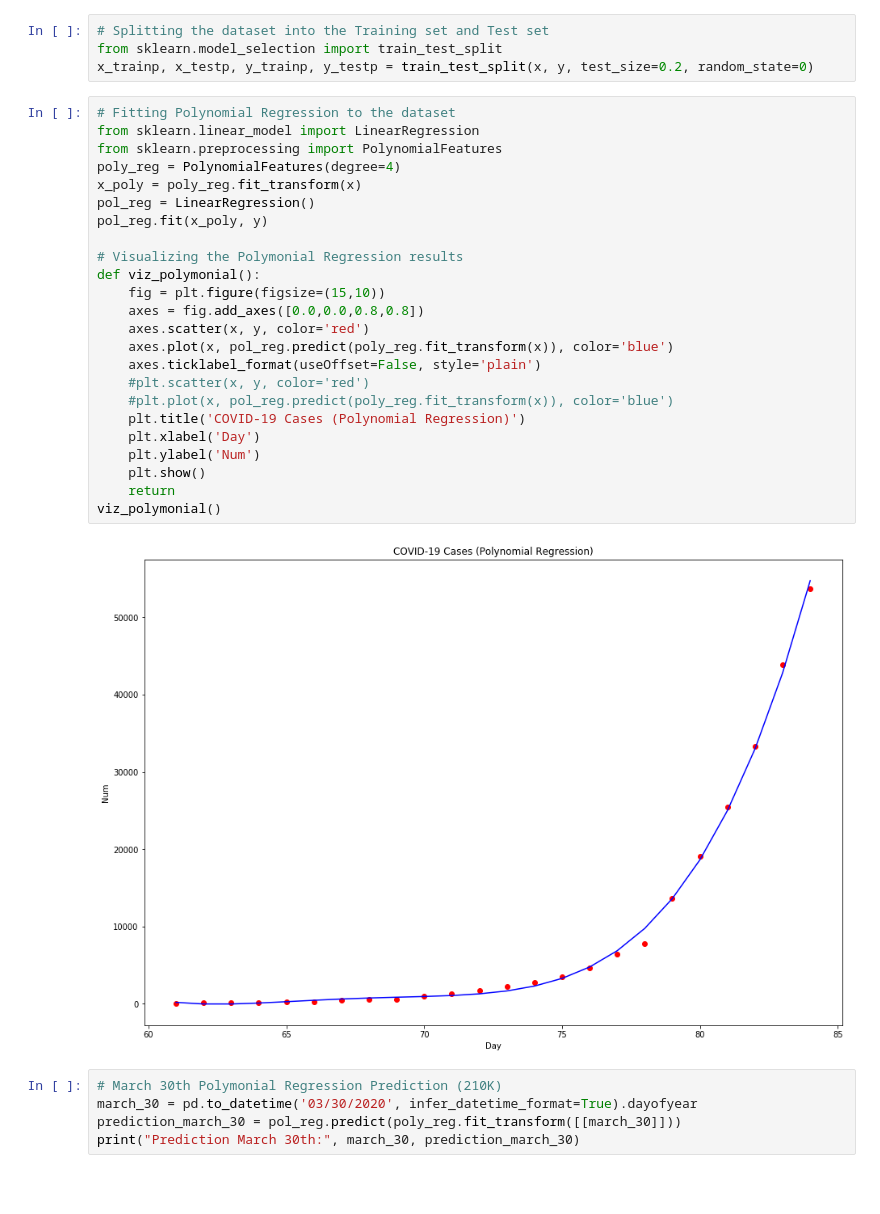
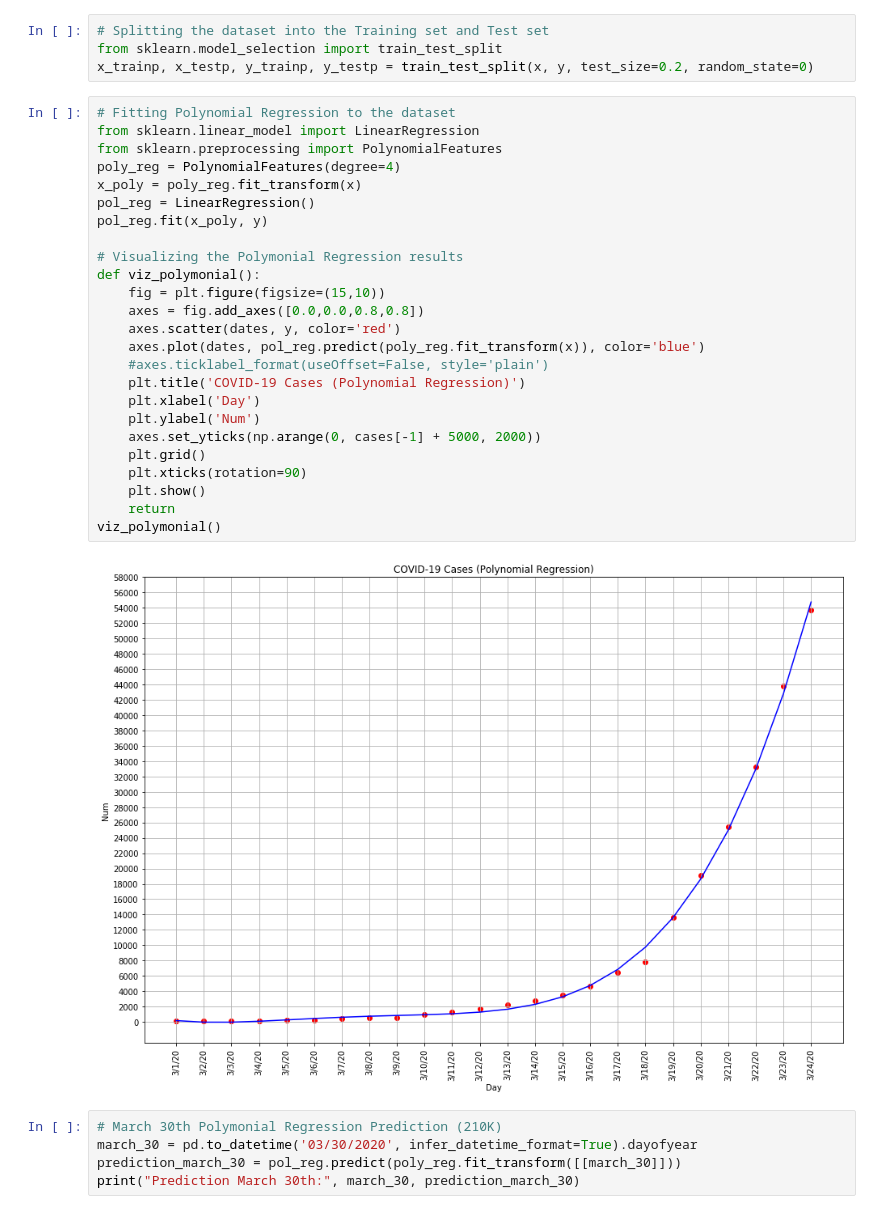
Before and after one commit to fuzzbient/jupyter, a Jupyter notebook: 20200323 COVID Regressions US.ipynb, the cells around one changed output. Drawn from its saved outputs; the diff is of its cells as text; blank space fills up the shorter version.

Commit message:
Better formatting on visualizations
Better formatting on visualizations - Grids, Dates, etc.

```diff
--- a/20200323 COVID Regressions US.ipynb
+++ b/20200323 COVID Regressions US.ipynb
@@ -132,29 +133,30 @@ x_trainp, x_testp, y_trainp, y_testp = train_test_split(x, y, test_size=0.2, ran
 # %%
 # Fitting Polynomial Regression to the dataset
 from sklearn.linear_model import LinearRegression
 from sklearn.preprocessing import PolynomialFeatures
 poly_reg = PolynomialFeatures(degree=4)
 x_poly = poly_reg.fit_transform(x)
 pol_reg = LinearRegression()
 pol_reg.fit(x_poly, y)
 
 # Visualizing the Polymonial Regression results
 def viz_polymonial():
     fig = plt.figure(figsize=(15,10))
     axes = fig.add_axes([0.0,0.0,0.8,0.8])
-    axes.scatter(x, y, color='red')
-    axes.plot(x, pol_reg.predict(poly_reg.fit_transform(x)), color='blue')
-    axes.ticklabel_format(useOffset=False, style='plain')
-    #plt.scatter(x, y, color='red')
-    #plt.plot(x, pol_reg.predict(poly_reg.fit_transform(x)), color='blue')
+    axes.scatter(dates, y, color='red')
+    axes.plot(dates, pol_reg.predict(poly_reg.fit_transform(x)), color='blue')
+    #axes.ticklabel_format(useOffset=False, style='plain')
     plt.title('COVID-19 Cases (Polynomial Regression)')
     plt.xlabel('Day')
     plt.ylabel('Num')
+    axes.set_yticks(np.arange(0, cases[-1] + 5000, 2000))
+    plt.grid()
+    plt.xticks(rotation=90)
     plt.show()
     return
 viz_polymonial()
 # %% [output]
-[figure, old version]
+[figure, new version]
 # %%
 # March 30th Polymonial Regression Prediction (210K)
 march_30 = pd.to_datetime('03/30/2020', infer_datetime_format=True).dayofyear
```
Also changed, not shown: parts of 2 cells of this notebook.
